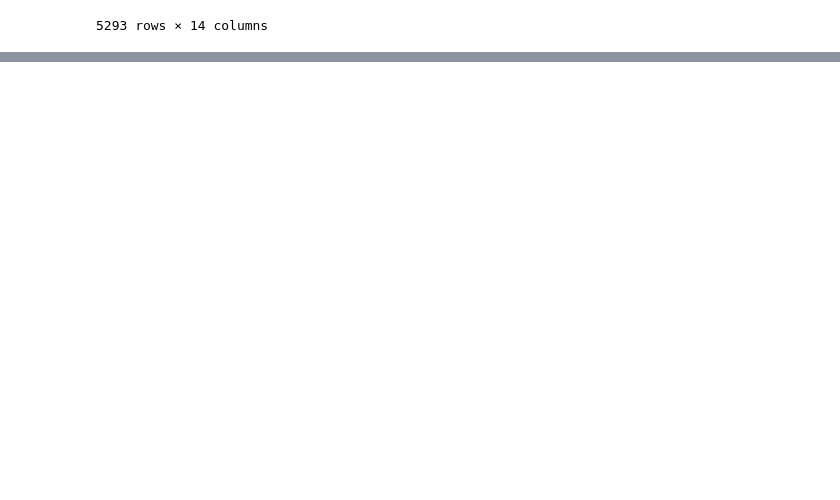
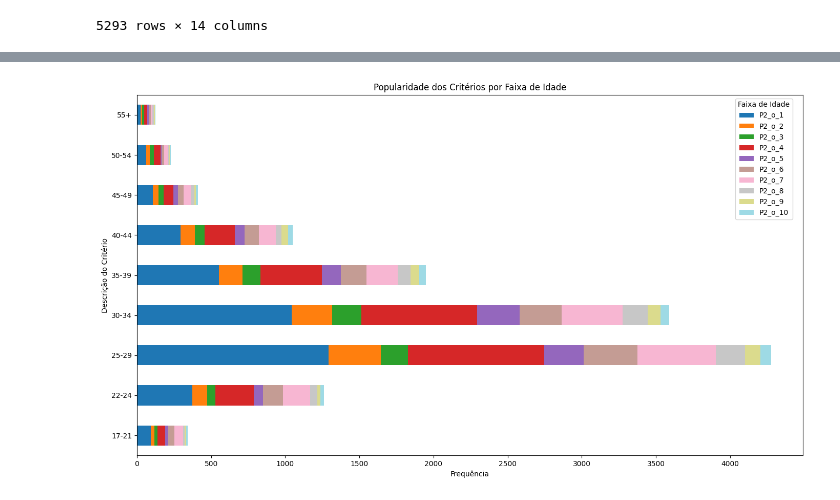
Before and after one commit to ericksalignac/Projeto-Integrador-1, a Jupyter notebook: state-of-data-analysis.ipynb, the cells around one changed output, grey strips where cells are left out. Cells and saved outputs as stored; diff of their text form; code cells hidden in the pictures; blank space fills up the shorter version.

```diff
--- a/state-of-data-analysis.ipynb
+++ b/state-of-data-analysis.ipynb
@@ -130,0 +189,25 @@ df_p1
+# %%
+# Agrupar por faixa de idade e somar os valores dos critérios
+frequencias_criterios = df_idade_criterios.groupby('Faixa_Idade').sum()
+
+# Transpor o DataFrame para ter faixas etárias como colunas e critérios como linhas
+frequencias_criterios = frequencias_criterios.T
+
+# Adicionar a descrição ao DataFrame de frequências
+frequencias_criterios['Descrição'] = frequencias_criterios.index.map(dict_cols)
+# %%
+frequencias_criterios = frequencias_criterios.set_index(frequencias_criterios['Descrição']).drop(columns = 'Descrição')
+# %%
+# Transpor o DataFrame para facilitar o gráfico
+frequencias_criterios_transposto = frequencias_criterios.T
+
+# Gráfico de barras horizontais empilhadas
+ax = frequencias_criterios_transposto.plot(kind='barh', stacked=True, figsize=(14, 8), colormap='tab20')
+plt.title('Popularidade dos Critérios por Faixa de Idade')
+plt.xlabel('Frequência')
+plt.ylabel('Descrição do Critério')
+plt.legend(title='Faixa de Idade', bbox_to_anchor=(0.99, 1), loc='best')
+plt.tight_layout()
+plt.show()
+# %% [output]
+[figure, added]
```
Also changed, not shown: parts of 10 cells of this notebook.
